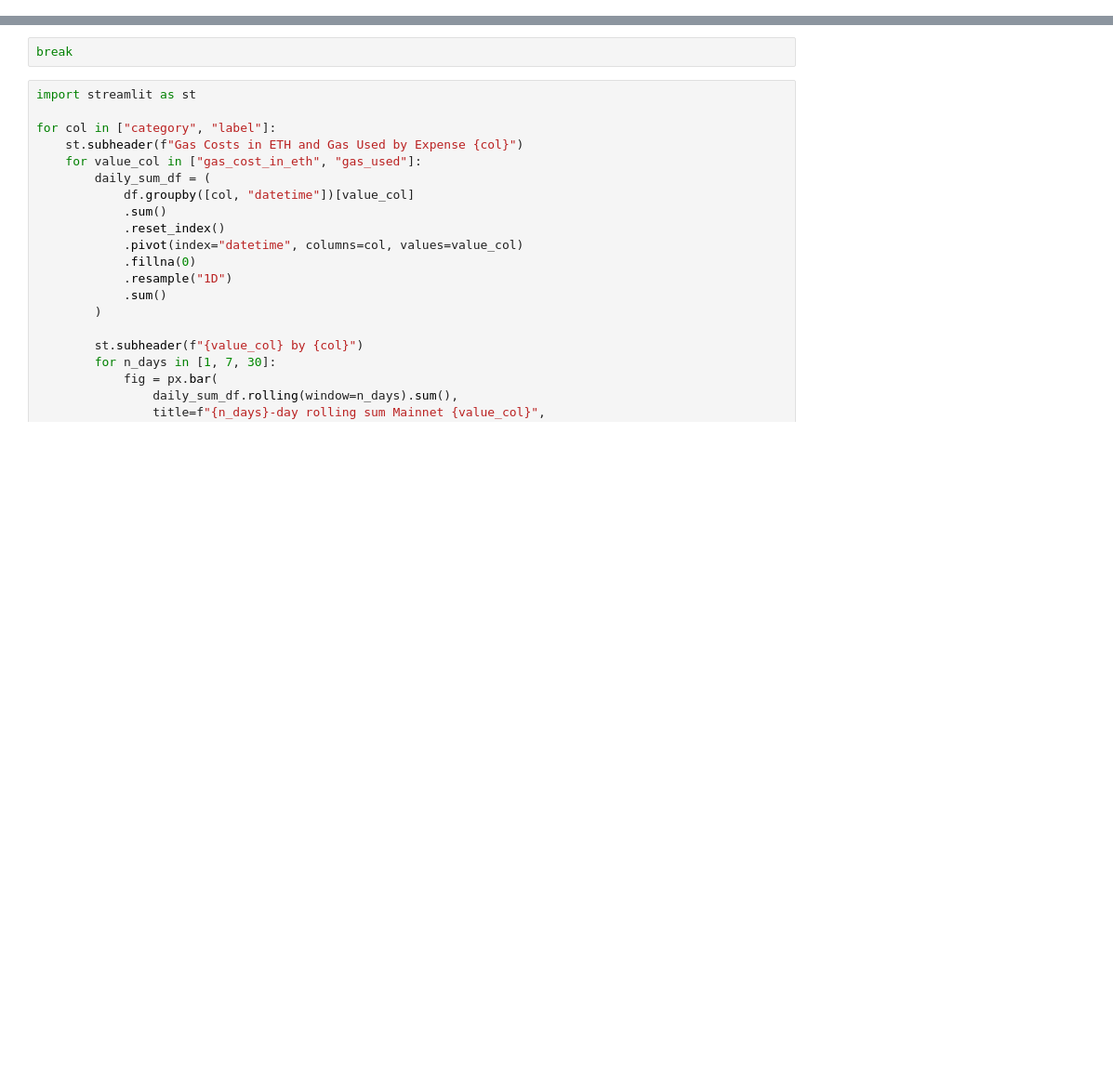
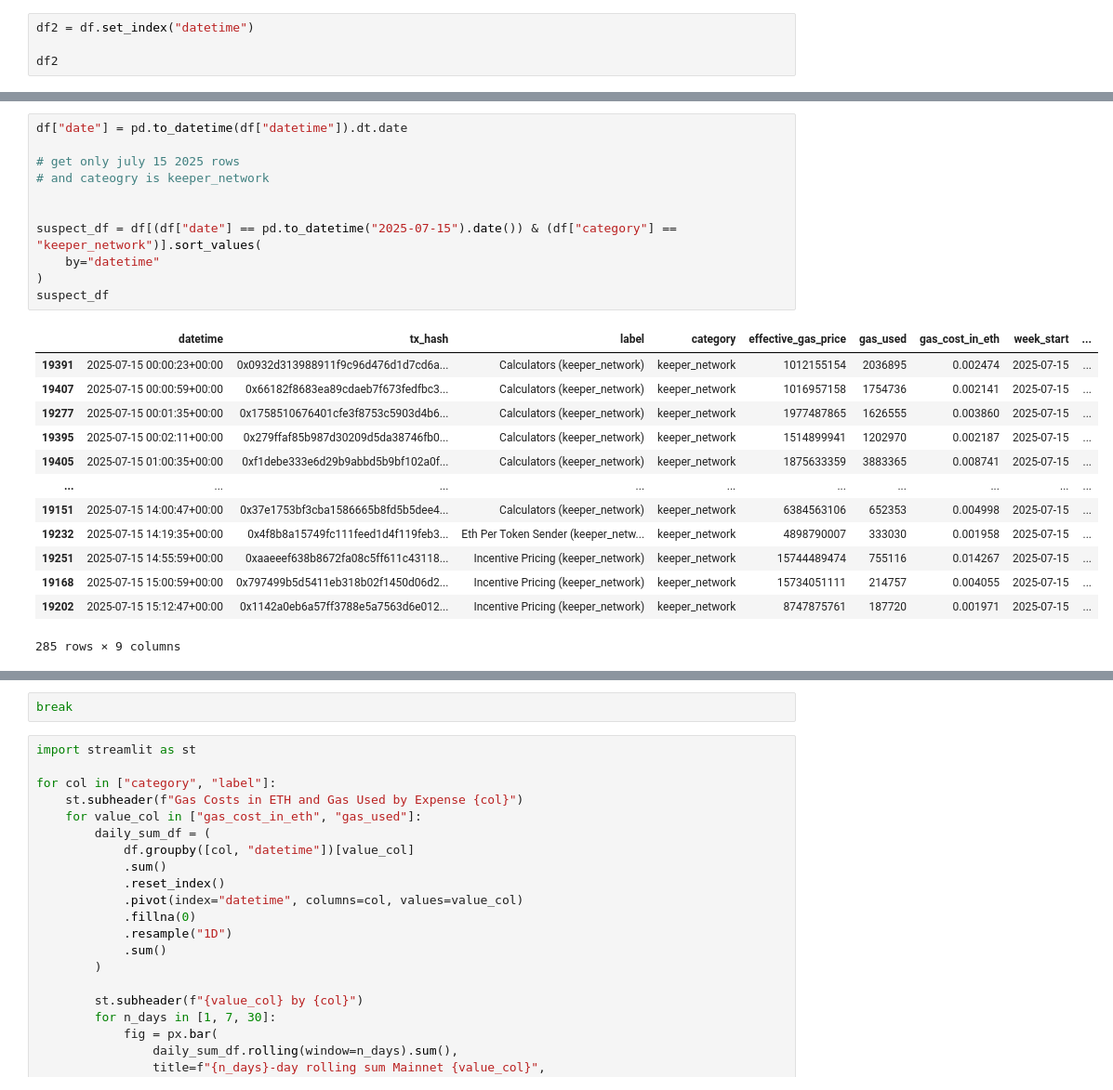
Before and after one commit to Tokemak/v2-rebalance-dashboard, a Jupyter notebook: mainnet_launch/database/schema/ensure_tables_are_current/using_onchain/working_gas_costs_notebook.ipynb, the cells around one changed output, grey strips where cells are left out. Shown at 93% size. Drawn from its saved outputs; the diff is of its cells as text; blank space fills up the shorter version.

```diff
--- a/mainnet_launch/database/schema/ensure_tables_are_current/using_onchain/working_gas_costs_notebook.ipynb
+++ b/mainnet_launch/database/schema/ensure_tables_are_current/using_onchain/working_gas_costs_notebook.ipynb
@@ -16,0 +29,4 @@ df, address_constants = fetch_our_gas_costs_df()
+# %%
+df2 = df.set_index("datetime")
+
+df2
@@ -16,0 +76,25 @@ df, address_constants = fetch_our_gas_costs_df()
+# %%
+df["date"] = pd.to_datetime(df["datetime"]).dt.date
+
+# get only july 15 2025 rows
+# and cateogry is keeper_network
+
+
+suspect_df = df[(df["date"] == pd.to_datetime("2025-07-15").date()) & (df["category"] == "keeper_network")].sort_values(
+    by="datetime"
+)
+suspect_df
+# %% [output]
+|  | datetime | tx_hash | label | category | effective_gas_price | gas_used | gas_cost_in_eth | week_start | ... |
+| 19391 | 2025-07-15 00:00:23+00:00 | 0x0932d313988911f9c96d476d1d7cd6a... | Calculators (keeper_network) | keeper_network | 1012155154 | 2036895 | 0.002474 | 2025-07-15 | ... |
+| 19407 | 2025-07-15 00:00:59+00:00 | 0x66182f8683ea89cdaeb7f673fedfbc3... | Calculators (keeper_network) | keeper_network | 1016957158 | 1754736 | 0.002141 | 2025-07-15 | ... |
+| 19277 | 2025-07-15 00:01:35+00:00 | 0x1758510676401cfe3f8753c5903d4b6... | Calculators (keeper_network) | keeper_network | 1977487865 | 1626555 | 0.003860 | 2025-07-15 | ... |
+| 19395 | 2025-07-15 00:02:11+00:00 | 0x279ffaf85b987d30209d5da38746fb0... | Calculators (keeper_network) | keeper_network | 1514899941 | 1202970 | 0.002187 | 2025-07-15 | ... |
+| 19405 | 2025-07-15 01:00:35+00:00 | 0xf1debe333e6d29b9abbd5b9bf102a0f... | Calculators (keeper_network) | keeper_network | 1875633359 | 3883365 | 0.008741 | 2025-07-15 | ... |
+| ... | ... | ... | ... | ... | ... | ... | ... | ... | ... |
+| 19151 | 2025-07-15 14:00:47+00:00 | 0x37e1753bf3cba1586665b8fd5b5dee4... | Calculators (keeper_network) | keeper_network | 6384563106 | 652353 | 0.004998 | 2025-07-15 | ... |
+| 19232 | 2025-07-15 14:19:35+00:00 | 0x4f8b8a15749fc111feed1d4f119feb3... | Eth Per Token Sender (keeper_netw... | keeper_network | 4898790007 | 333030 | 0.001958 | 2025-07-15 | ... |
+| 19251 | 2025-07-15 14:55:59+00:00 | 0xaaeeef638b8672fa08c5ff611c43118... | Incentive Pricing (keeper_network) | keeper_network | 15744489474 | 755116 | 0.014267 | 2025-07-15 | ... |
+| 19168 | 2025-07-15 15:00:59+00:00 | 0x797499b5d5411eb318b02f1450d06d2... | Incentive Pricing (keeper_network) | keeper_network | 15734051111 | 214757 | 0.004055 | 2025-07-15 | ... |
+| 19202 | 2025-07-15 15:12:47+00:00 | 0x1142a0eb6a57ff3788e5a7563d6e012... | Incentive Pricing (keeper_network) | keeper_network | 8747875761 | 187720 | 0.001971 | 2025-07-15 | ... |
+285 rows × 9 columns
```
Also changed, not shown: parts of 8 cells of this notebook, 2 other files.
